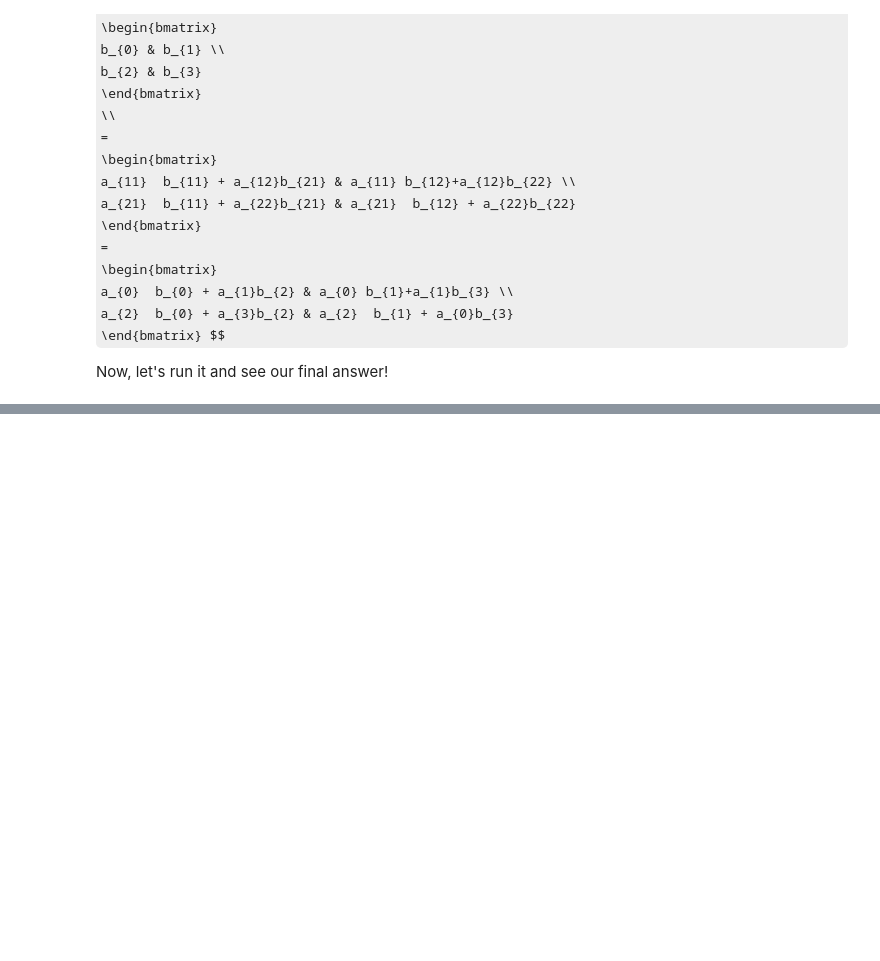
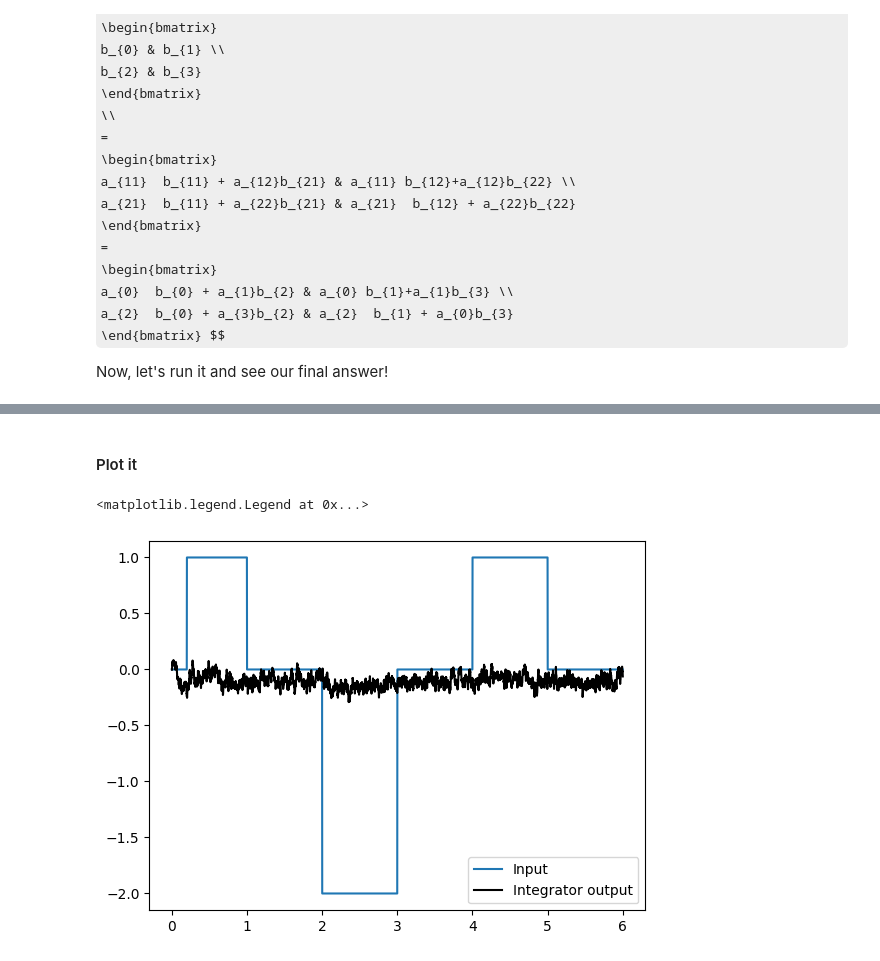
Before and after one commit to AlSco36/neuron_basics, a Jupyter notebook: neuron_dynamics.ipynb, the cells around one changed output, grey strips where cells are left out. Drawn from its saved outputs; the diff is of its cells as text; code cells hidden in the pictures; some formulas as TeX source; blank space fills up the shorter version.

```diff
--- a/neuron_dynamics.ipynb
+++ b/neuron_dynamics.ipynb
@@ -281,0 +289,17 @@ That said, now you have experience using a pre-built Nengo network AND the trans
+# %%
+model = nengo.Network(label="Integrator")
+with model:
+    # create the recurrent neuron ensemble
+    A = nengo.Ensemble(100, dimensions=1)
+
+    # create piecewise input
+    input = nengo.Node(Piecewise({0: 0, 0.2: 1, 1: 0, 2: -2, 3: 0, 4: 1, 5: 0}))
+
+    # Connect the population to itself
+    tau = 0.01 # Using a long time constant for stability (less noise)
+    nengo.Connection(A, A, transform=[[1]], synapse=tau)
+
+    # Connect the input
+    nengo.Connection(
+        input, A, transform=[[tau]], synapse=tau
+    )  # The same time constant as recurrent to make it more 'ideal'
@@ -281,0 +308,10 @@ That said, now you have experience using a pre-built Nengo network AND the trans
+# %%
+with model:
+    # Add probes
+    input_probe = nengo.Probe(input)
+    A_probe = nengo.Probe(A, synapse=0.01)
+
+# Create our simulator
+with nengo.Simulator(model) as sim:
+    # Run it for 6 seconds
+    sim.run(6)
@@ -281,0 +321,11 @@ That said, now you have experience using a pre-built Nengo network AND the trans
+# %% [markdown]
+#### Plot it
+# %%
+# Plot the decoded output of the ensemble
+plt.figure()
+plt.plot(sim.trange(), sim.data[input_probe], label="Input")
+plt.plot(sim.trange(), sim.data[A_probe], "k", label="Integrator output")
+plt.legend()
+# %% [output]
+<matplotlib.legend.Legend at 0x...>
+[figure, added]
```
Also changed, not shown: parts of 8 cells of this notebook.
